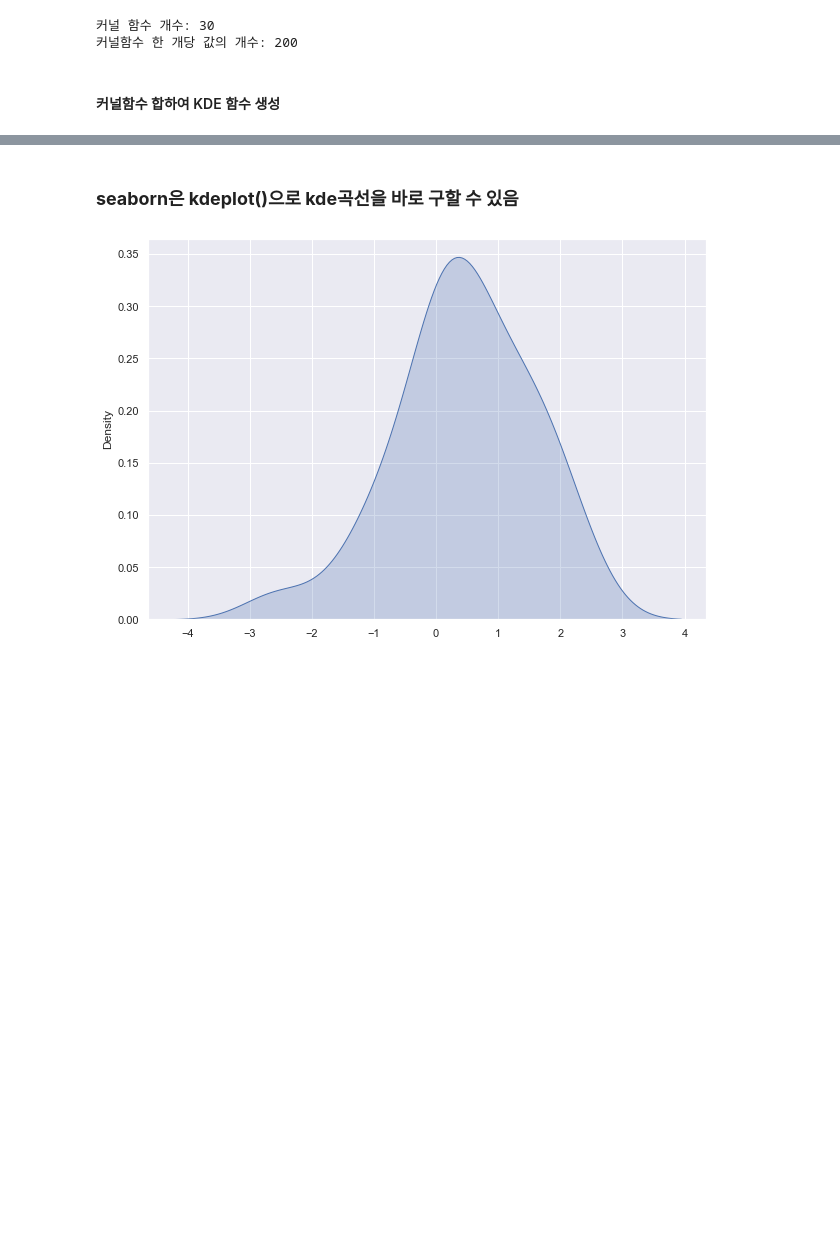
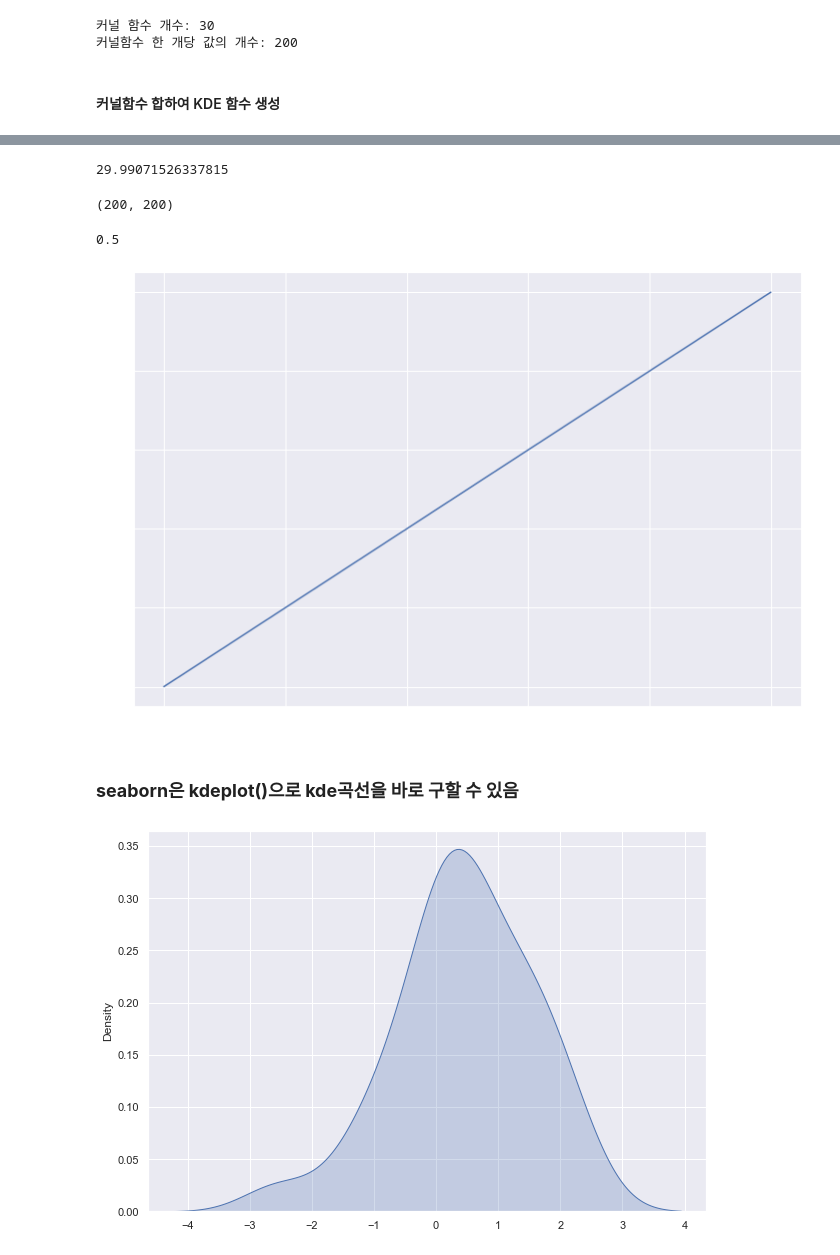
Before and after one commit to netsus/ML_PerfectGuide, a Jupyter notebook: 7장/7-3 Mean_Shift.ipynb, the cells around one changed output, grey strips where cells are left out. Drawn from its saved outputs; the diff is of its cells as text; code cells hidden in the pictures; blank space fills up the shorter version.

```diff
--- a/7장/7-3 Mean_Shift.ipynb
+++ b/7장/7-3 Mean_Shift.ipynb
@@ -115,3 +133,22 @@ plt.plot(support, density);
+# %%
+from scipy.integrate import trapz
+density = np.sum(kernels, axis=0)
+trapz(density, support) # trapz: 사다리꼴 수치 적분 -> 면적 구하기
+# %% [output]
+29.99071526337815
+# %%
+len(density),len(support)
+# %% [output]
+(200, 200)
+# %%
+trapz(x=[0,1],y=[0,1])
+# %% [output]
+0.5
+# %%
+plt.plot([0,1],[0,1])
+plt.show()
+# %% [output]
+[figure, added]
 # %% [markdown]
 ### **seaborn은 kdeplot()으로 kde곡선을 바로 구할 수 있음**
 # %%
```
Also changed, not shown: parts of 23 cells of this notebook.
